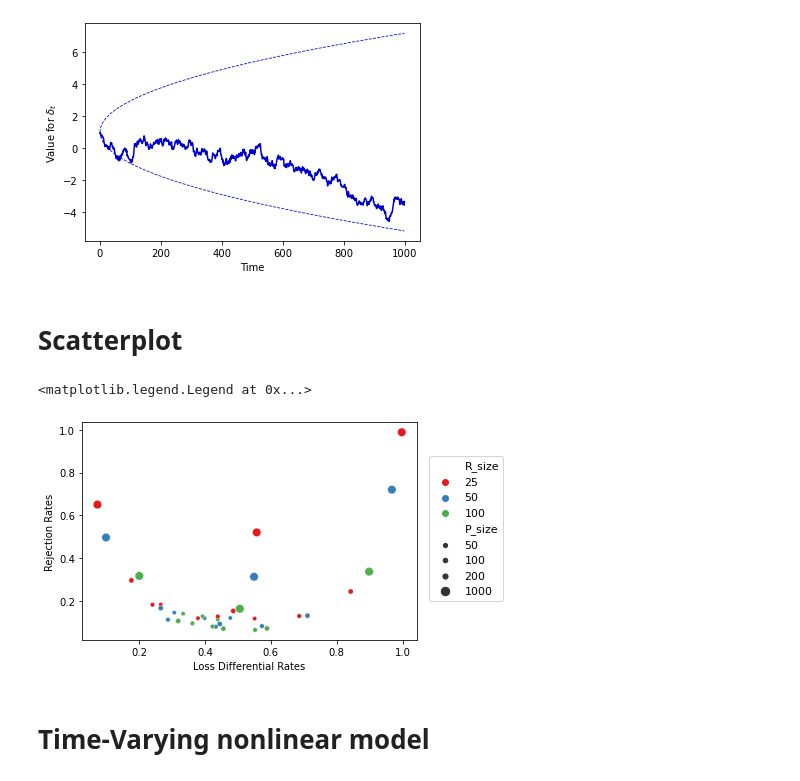
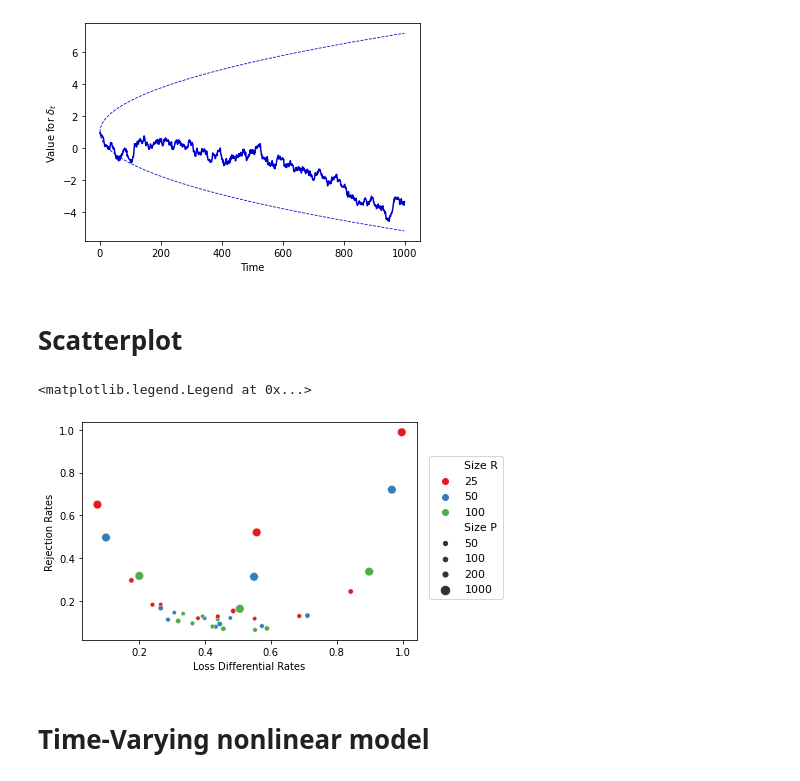
Before and after one commit to JochemvdBosch/Forecast_evaluation, a Jupyter notebook: Analyze_code.ipynb, the cells around one changed output. Cells and saved outputs as stored; diff of their text form; code cells hidden in the pictures.

```diff
--- a/Analyze_code.ipynb
+++ b/Analyze_code.ipynb
@@ -319,35 +319,34 @@ plt.ylabel(r"Value for $\delta_t$")
 plt.show()
 # %% [output]
 [figure]
-# %% [markdown]
-# Scatterplot
-# %%
-result_names = openpyxl.load_workbook(path + "Results_Sim3.xlsx").sheetnames
-results_sim3 = pd.read_excel(path + "Results_Sim3.xlsx",index_col=0, sheet_name=result_names)
-
-df = pd.DataFrame()
-
-P_array = np.array([50,100,200,1000])
-R_array = np.array([25,50,100])
-for P in P_array:
-    for R in R_array:
-
-        new_rows = {"Rejection Rates" : results_sim3['Rejection Rates'].loc[R,P].tolist(),
-                    "Loss Differential Rates" : results_sim3['Loss Differential Rates'].loc[R,P].tolist(),
-                    "P_size" : P, "R_size" : R}
-
-        df = df.append(pd.DataFrame(new_rows),ignore_index=True)
-
-fig, ax = plt.subplots()
-
-sns.scatterplot(data=df, x ="Loss Differential Rates",y="Rejection Rates",hue="R_size",palette='Set1',size="P_size")
-
-pos = ax.get_position()
-ax.set_position([pos.x0, pos.y0, pos.width, pos.height])
-ax.legend(bbox_to_anchor=(1.02, 0.87),prop={'size':11},ncol=1)
-# %% [output]
-<matplotlib.legend.Legend at 0x...>
-[figure, removed]
+# %% [markdown]
+# Scatterplot
+# %%
+result_names = openpyxl.load_workbook(path + "Results_Sim3.xlsx").sheetnames
+results_sim3 = pd.read_excel(path + "Results_Sim3.xlsx",index_col=0, sheet_name=result_names)
+
+df = pd.DataFrame()
+
+P_array = np.array([50,100,200,1000])
+R_array = np.array([25,50,100])
+for P in P_array:
+    for R in R_array:
+
+        new_rows = {"Rejection Rates" : results_sim3['Rejection Rates'].loc[R,P].tolist(),
+                    "Loss Differential Rates" : results_sim3['Loss Differential Rates'].loc[R,P].tolist(),
+                    "Size P" : P, "Size R" : R}
+        df = df.append(pd.DataFrame(new_rows),ignore_index=True)
+
+fig, ax = plt.subplots()
+
+sns.scatterplot(data=df, x ="Loss Differential Rates",y="Rejection Rates",hue="Size R",palette='Set1',size="Size P")
+
+pos = ax.get_position()
+ax.set_position([pos.x0, pos.y0, pos.width, pos.height])
+ax.legend(bbox_to_anchor=(1.02, 0.87),prop={'size':11},ncol=1)
+# %% [output]
+<matplotlib.legend.Legend at 0x...>
+[figure, added]
 # %% [markdown]
 # Time-Varying nonlinear model
 # %%
```
